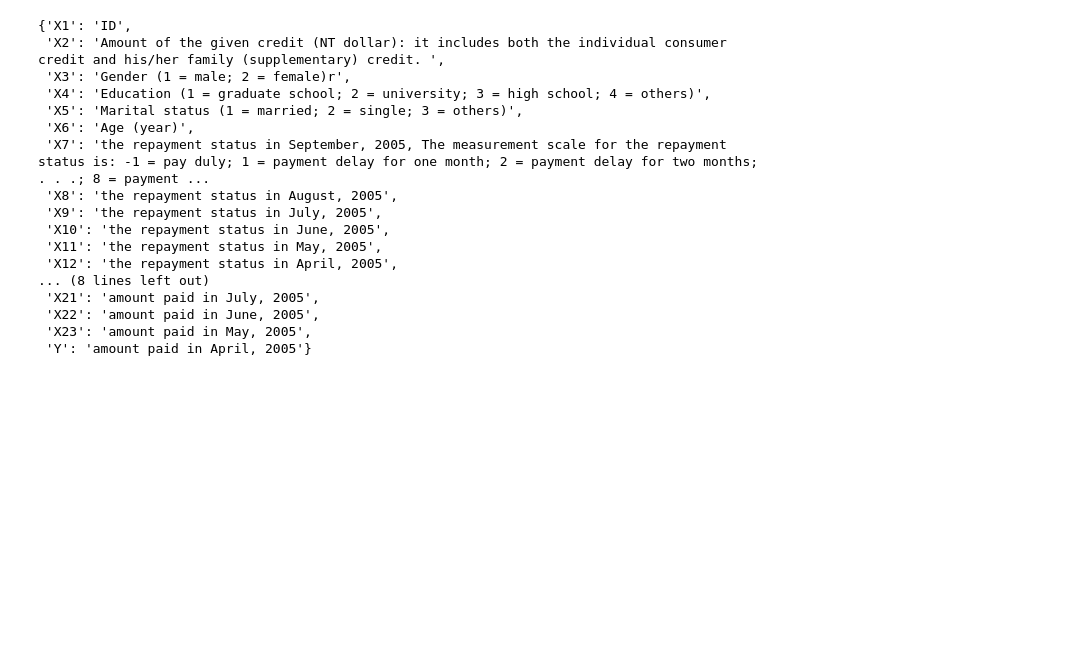
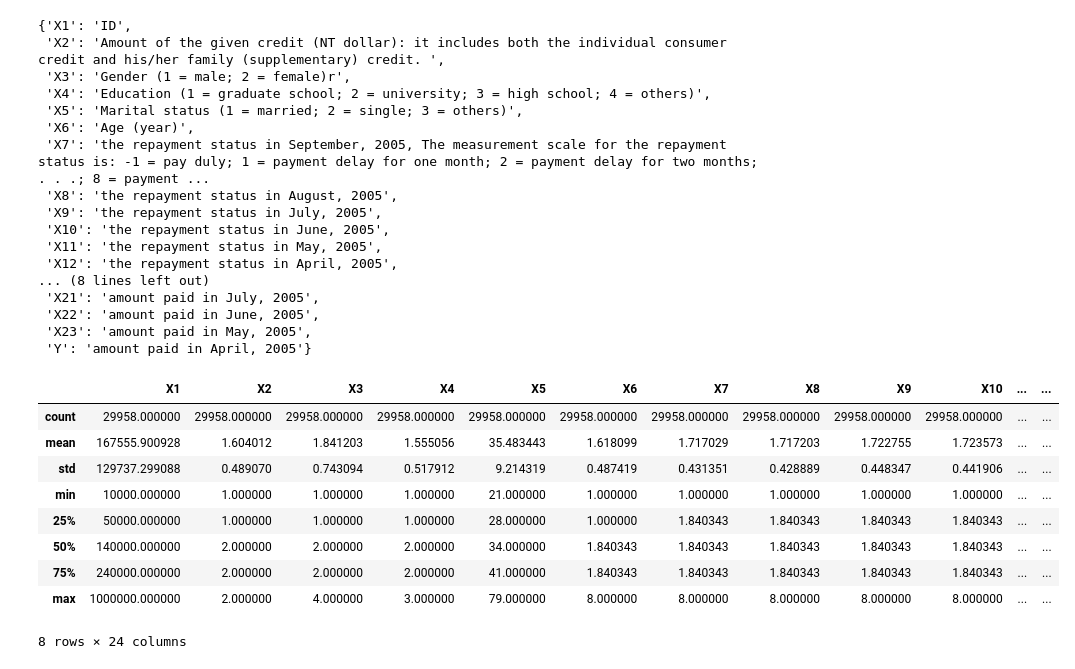
Before and after one commit to PosgradoMNA/actividades-de-aprendizaje-JavierP-rez, a Jupyter notebook: Modulo3_ConceptosDeAlmacenamientoYRecuperacionDeInformación_Semana3Actividad1.ipynb, the cells around one changed output. Cells and saved outputs as stored; diff of their text form; code cells hidden in the pictures; blank space fills up the shorter version.

```diff
--- a/Modulo3_ConceptosDeAlmacenamientoYRecuperacionDeInformación_Semana3Actividad1.ipynb
+++ b/Modulo3_ConceptosDeAlmacenamientoYRecuperacionDeInformación_Semana3Actividad1.ipynb
@@ -1573,3 +1622,16 @@ d
  'X22': 'amount paid in June, 2005',
  'X23': 'amount paid in May, 2005',
  'Y': 'amount paid in April, 2005'}
+# %%
+df.describe()
+# %% [output]
+|  | X1 | X2 | X3 | X4 | X5 | X6 | X7 | X8 | X9 | X10 | ... | ... |
+| count | 29958.000000 | 29958.000000 | 29958.000000 | 29958.000000 | 29958.000000 | 29958.000000 | 29958.000000 | 29958.000000 | 29958.000000 | 29958.000000 | ... | ... |
+| mean | 167555.900928 | 1.604012 | 1.841203 | 1.555056 | 35.483443 | 1.618099 | 1.717029 | 1.717203 | 1.722755 | 1.723573 | ... | ... |
+| std | 129737.299088 | 0.489070 | 0.743094 | 0.517912 | 9.214319 | 0.487419 | 0.431351 | 0.428889 | 0.448347 | 0.441906 | ... | ... |
+| min | 10000.000000 | 1.000000 | 1.000000 | 1.000000 | 21.000000 | 1.000000 | 1.000000 | 1.000000 | 1.000000 | 1.000000 | ... | ... |
+| 25% | 50000.000000 | 1.000000 | 1.000000 | 1.000000 | 28.000000 | 1.000000 | 1.840343 | 1.840343 | 1.840343 | 1.840343 | ... | ... |
+| 50% | 140000.000000 | 2.000000 | 2.000000 | 2.000000 | 34.000000 | 1.840343 | 1.840343 | 1.840343 | 1.840343 | 1.840343 | ... | ... |
+| 75% | 240000.000000 | 2.000000 | 2.000000 | 2.000000 | 41.000000 | 1.840343 | 1.840343 | 1.840343 | 1.840343 | 1.840343 | ... | ... |
+| max | 1000000.000000 | 2.000000 | 4.000000 | 3.000000 | 79.000000 | 8.000000 | 8.000000 | 8.000000 | 8.000000 | 8.000000 | ... | ... |
+8 rows × 24 columns
```
Also changed, not shown: parts of 1 cell of this notebook.
